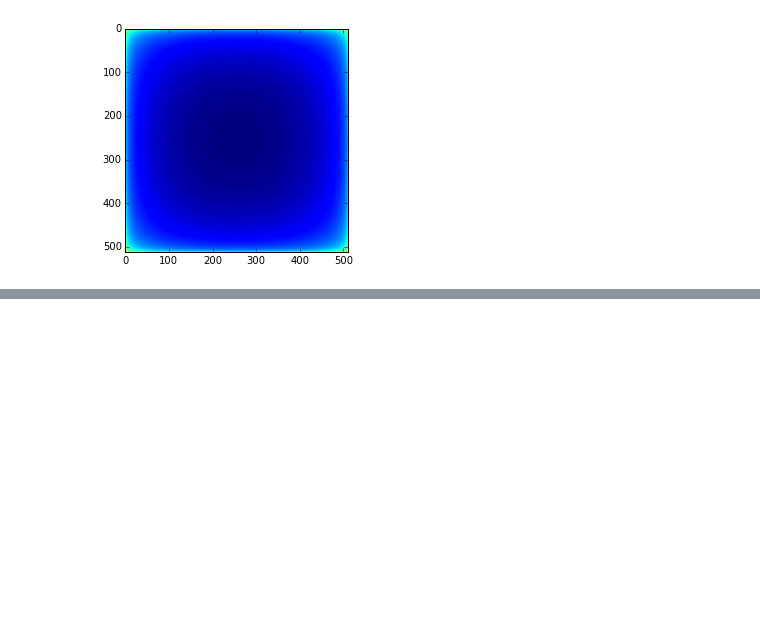
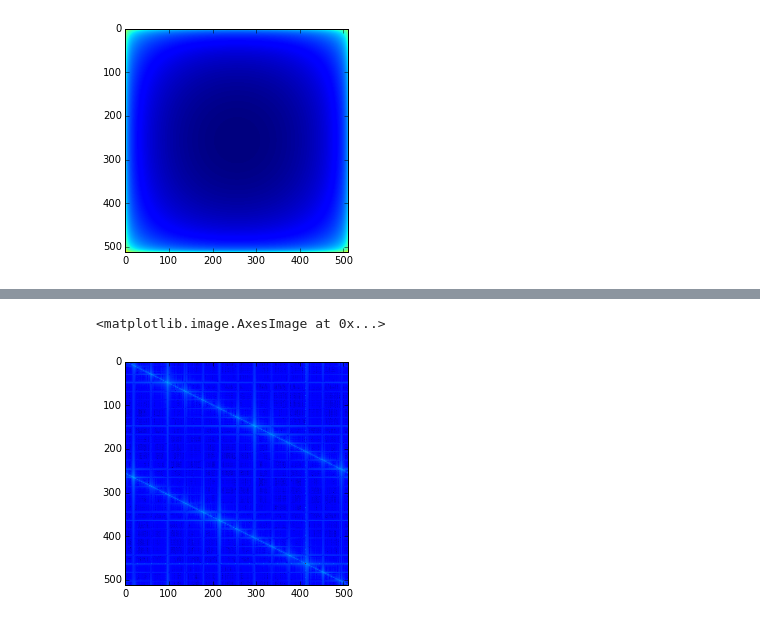
Before and after one commit to RoberTnf/Se-ales, a Jupyter notebook: 25-03.ipynb, the cells around one changed output, grey strips where cells are left out. Drawn from its saved outputs; the diff is of its cells as text; code cells hidden in the pictures; blank space fills up the shorter version.

```diff
--- a/25-03.ipynb
+++ b/25-03.ipynb
@@ -57,0 +71,6 @@ imshow(20*log10(abs(F2zz)))
+# %%
+F2zz = fft.fft2(zz)
+imshow(20*log10(abs(F2zz)))
+# %% [output]
+<matplotlib.image.AxesImage at 0x...>
+[figure, added]
```
Also changed, not shown: parts of 3 cells of this notebook.
